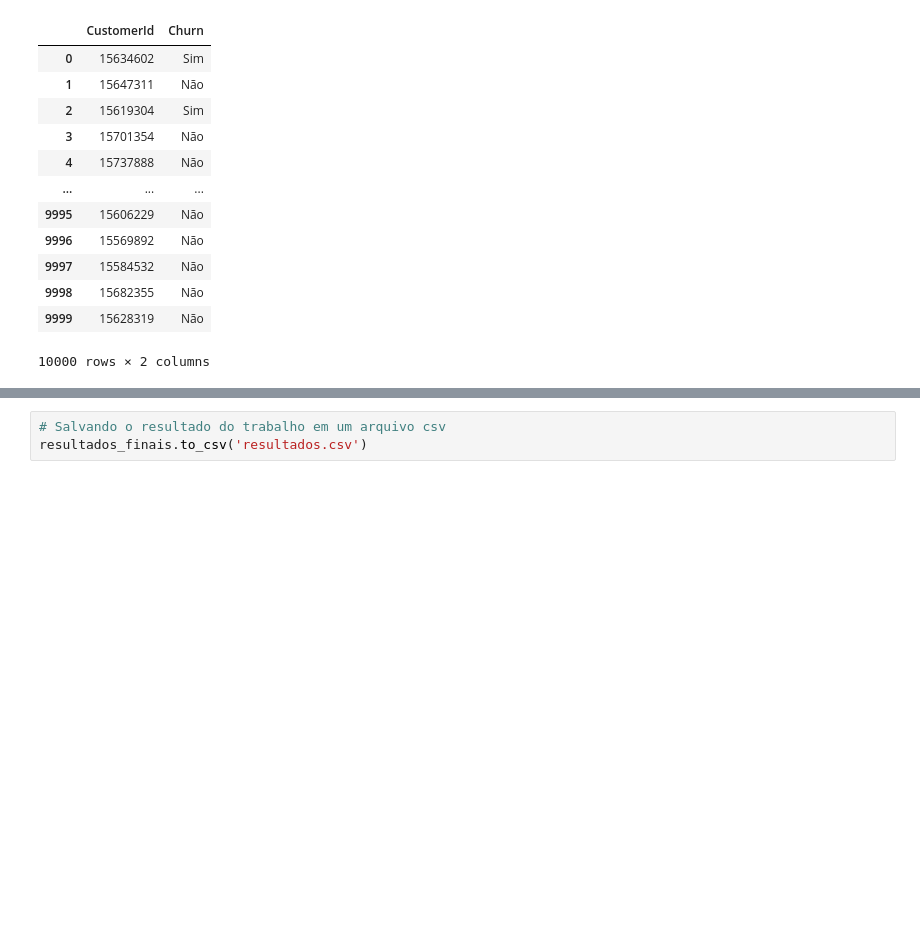
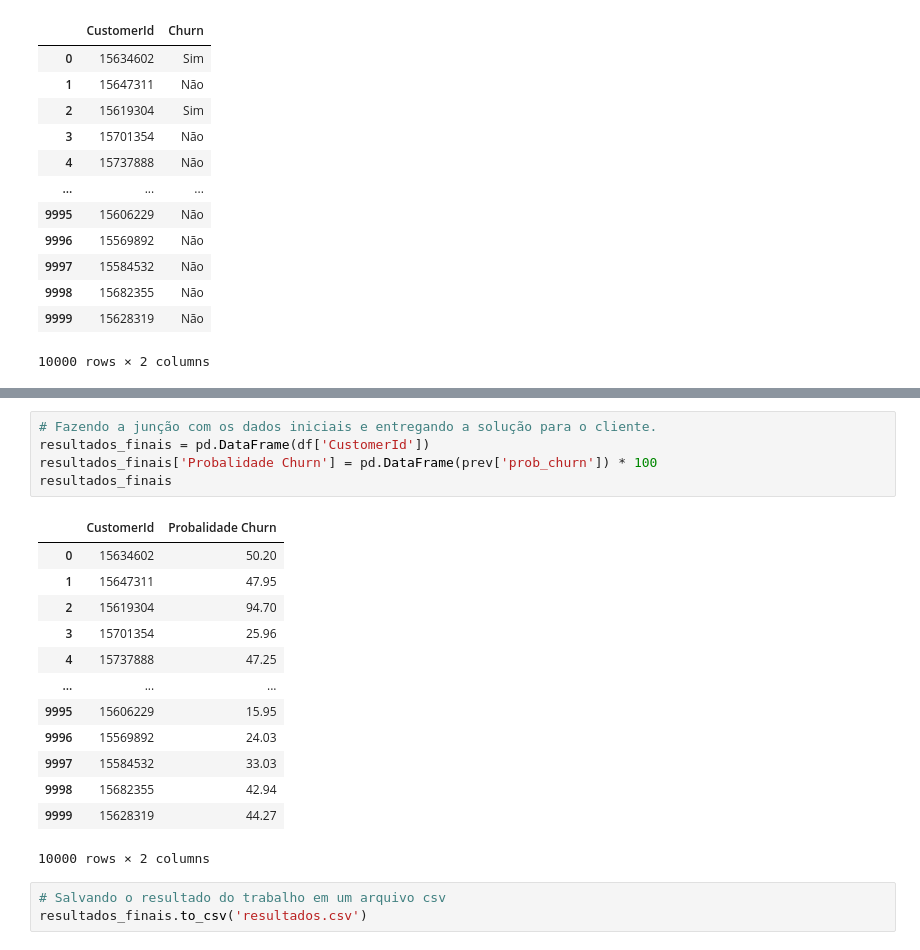
Before and after one commit to MatheusPfeifer/Churn-Analysis, a Jupyter notebook: Churn_Analysis.ipynb, the cells around one changed output, grey strips where cells are left out. Drawn from its saved outputs; the diff is of its cells as text; blank space fills up the shorter version.

```diff
--- a/Churn_Analysis.ipynb
+++ b/Churn_Analysis.ipynb
@@ -1211,3 +1192,22 @@ resultados_finais
+# %%
+# Fazendo a junção com os dados iniciais e entregando a solução para o cliente.
+resultados_finais = pd.DataFrame(df['CustomerId'])
+resultados_finais['Probalidade Churn'] = pd.DataFrame(prev['prob_churn']) * 100
+resultados_finais
+# %% [output]
+|  | CustomerId | Probalidade Churn |
+| 0 | 15634602 | 50.20 |
+| 1 | 15647311 | 47.95 |
+| 2 | 15619304 | 94.70 |
+| 3 | 15701354 | 25.96 |
+| 4 | 15737888 | 47.25 |
+| ... | ... | ... |
+| 9995 | 15606229 | 15.95 |
+| 9996 | 15569892 | 24.03 |
+| 9997 | 15584532 | 33.03 |
+| 9998 | 15682355 | 42.94 |
+| 9999 | 15628319 | 44.27 |
+10000 rows × 2 columns
 # %%
 # Salvando o resultado do trabalho em um arquivo csv
 resultados_finais.to_csv('resultados.csv')
```
Also changed, not shown: parts of 13 cells of this notebook.
